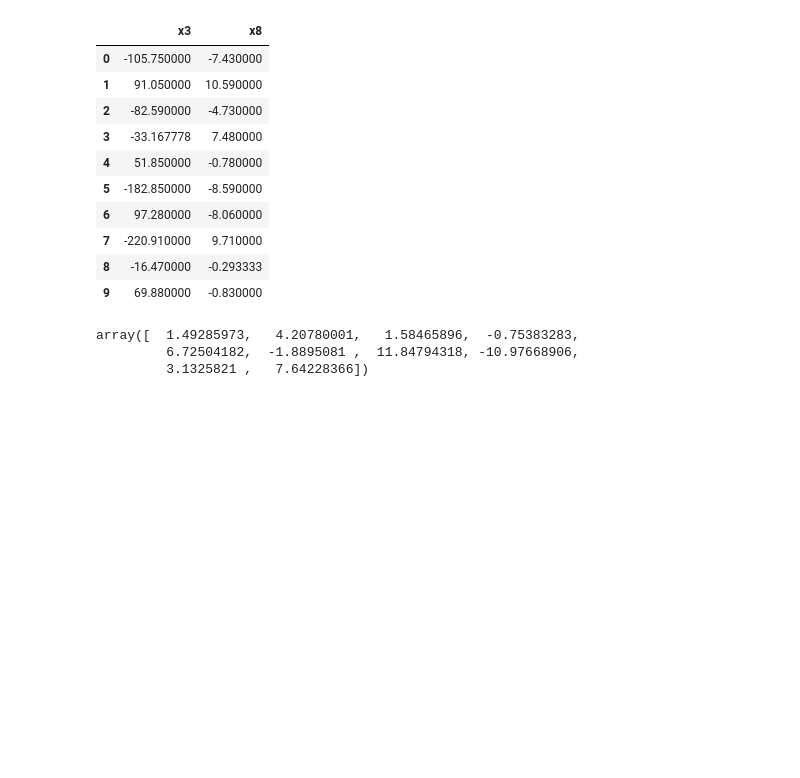
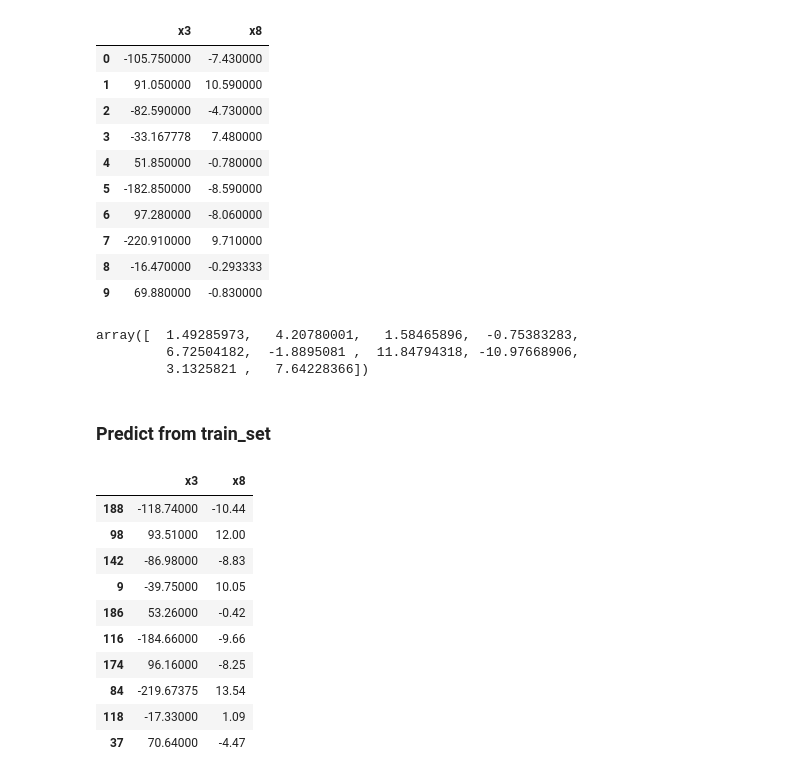
Before and after one commit to Abdulhakim-Maha/Machine-Learning, a Jupyter notebook: Assignment-DA/A/linear_regression.ipynb, the cells around one changed output. Drawn from its saved outputs; the diff is of its cells as text; code cells hidden in the pictures; blank space fills up the shorter version.

```diff
--- a/Assignment-DA/A/linear_regression.ipynb
+++ b/Assignment-DA/A/linear_regression.ipynb
@@ -368,3 +370,7 @@ y_pred
 array([  1.49285973,   4.20780001,   1.58465896,  -0.75383283,
          6.72504182,  -1.8895081 ,  11.84794318, -10.97668906,
          3.1325821 ,   7.64228366])
+# %% [markdown]
+### Predict from train_set
+# %%
+X_test_from_train_set = X_train.loc[[188, 98, 142, 9, 186, 116 ,174, 84 ,118, 37]]
@@ -370,0 +379,14 @@ array([  1.49285973,   4.20780001,   1.58465896,  -0.75383283,
+# %%
+X_test_from_train_set
+# %% [output]
+|  | x3 | x8 |
+| 188 | -118.74000 | -10.44 |
+| 98 | 93.51000 | 12.00 |
+| 142 | -86.98000 | -8.83 |
+| 9 | -39.75000 | 10.05 |
+| 186 | 53.26000 | -0.42 |
+| 116 | -184.66000 | -9.66 |
+| 174 | 96.16000 | -8.25 |
+| 84 | -219.67375 | 13.54 |
+| 118 | -17.33000 | 1.09 |
+| 37 | 70.64000 | -4.47 |
```
Also changed, not shown: parts of 8 cells of this notebook, 7 other files.
